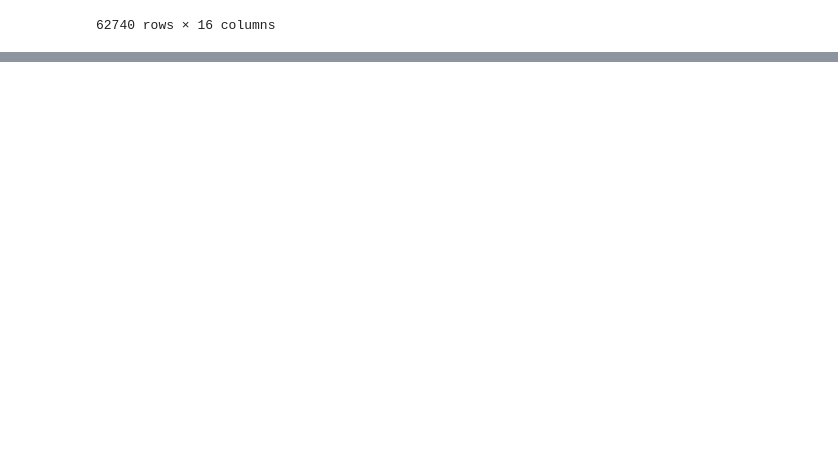
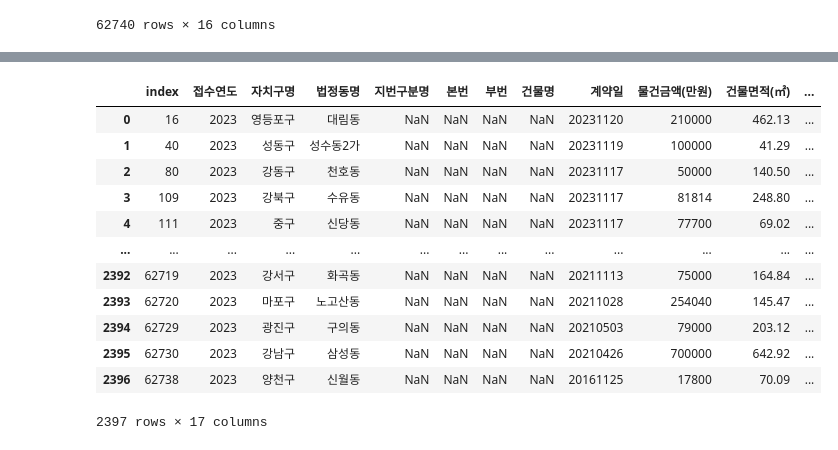
Before and after one commit to isk03300/my_projcet, a Jupyter notebook: dev_data.ipynb, the cells around one changed output, grey strips where cells are left out. Cells and saved outputs as stored; diff of their text form; code cells hidden in the pictures; blank space fills up the shorter version.

```diff
--- a/dev_data.ipynb
+++ b/dev_data.ipynb
@@ -154,0 +111,16 @@ Name: 계약일, Length: 62740, dtype: datetime64[ns]
+# %%
+df.loc[ df['건물용도'] =='단독다가구' , ].reset_index()
+# %% [output]
+|  | index | 접수연도 | 자치구명 | 법정동명 | 지번구분명 | 본번 | 부번 | 건물명 | 계약일 | 물건금액(만원) | 건물면적(㎡) | ... |
+| 0 | 16 | 2023 | 영등포구 | 대림동 | NaN | NaN | NaN | NaN | 20231120 | 210000 | 462.13 | ... |
+| 1 | 40 | 2023 | 성동구 | 성수동2가 | NaN | NaN | NaN | NaN | 20231119 | 100000 | 41.29 | ... |
+| 2 | 80 | 2023 | 강동구 | 천호동 | NaN | NaN | NaN | NaN | 20231117 | 50000 | 140.50 | ... |
+| 3 | 109 | 2023 | 강북구 | 수유동 | NaN | NaN | NaN | NaN | 20231117 | 81814 | 248.80 | ... |
+| 4 | 111 | 2023 | 중구 | 신당동 | NaN | NaN | NaN | NaN | 20231117 | 77700 | 69.02 | ... |
+| ... | ... | ... | ... | ... | ... | ... | ... | ... | ... | ... | ... | ... |
+| 2392 | 62719 | 2023 | 강서구 | 화곡동 | NaN | NaN | NaN | NaN | 20211113 | 75000 | 164.84 | ... |
+| 2393 | 62720 | 2023 | 마포구 | 노고산동 | NaN | NaN | NaN | NaN | 20211028 | 254040 | 145.47 | ... |
+| 2394 | 62729 | 2023 | 광진구 | 구의동 | NaN | NaN | NaN | NaN | 20210503 | 79000 | 203.12 | ... |
+| 2395 | 62730 | 2023 | 강남구 | 삼성동 | NaN | NaN | NaN | NaN | 20210426 | 700000 | 642.92 | ... |
+| 2396 | 62738 | 2023 | 양천구 | 신월동 | NaN | NaN | NaN | NaN | 20161125 | 17800 | 70.09 | ... |
+2397 rows × 17 columns
```
Also changed, not shown: parts of 18 cells of this notebook, 5 other files.
